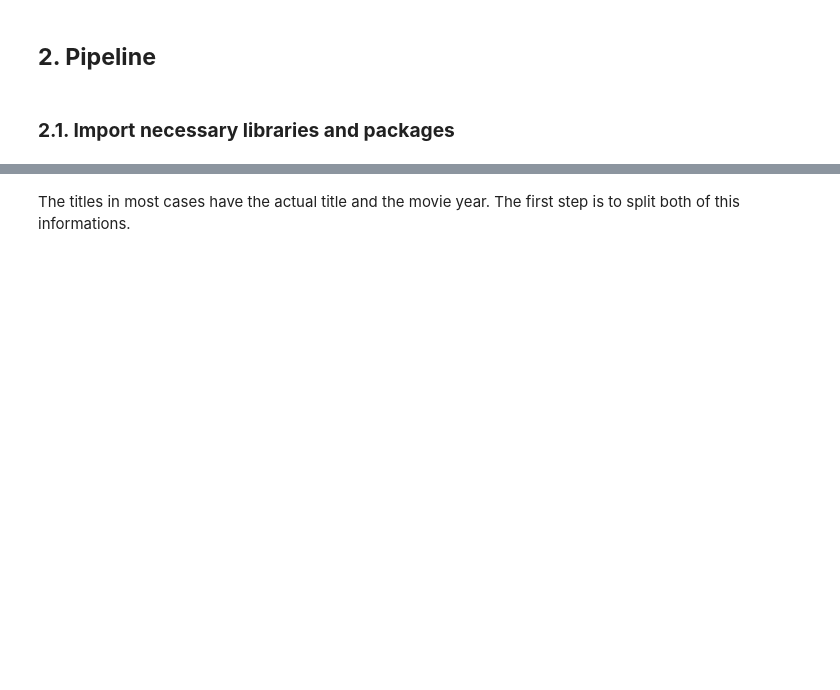
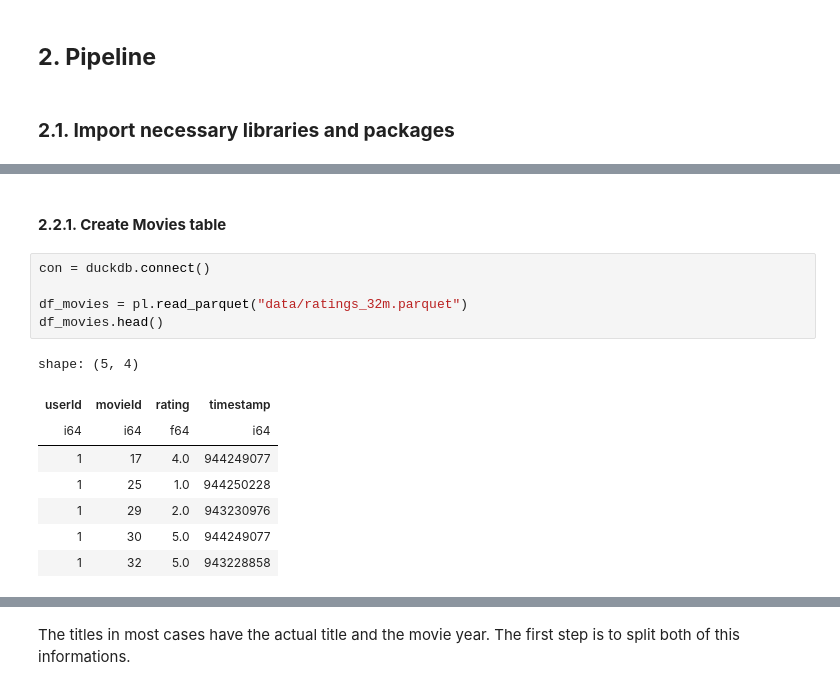
Before and after one commit to ritamaravilhamarques/BDF25_7, a Jupyter notebook: BDF25_7_data/big_data/ml-32m/Notebook.ipynb, the cells around one changed output, grey strips where cells are left out. Saved outputs shown, nothing was run; the diff lists cells and outputs as text; blank space fills up the shorter version.

```diff
--- a/BDF25_7_data/big_data/ml-32m/Notebook.ipynb
+++ b/BDF25_7_data/big_data/ml-32m/Notebook.ipynb
@@ -37,0 +102,16 @@ Parquet exists: True
+# %% [markdown]
+#### **2.2.1. Create Movies table**
+# %%
+con = duckdb.connect()
+
+df_movies = pl.read_parquet("data/ratings_32m.parquet")
+df_movies.head()
+# %% [output]
+shape: (5, 4)
+| userId | movieId | rating | timestamp |
+| i64 | i64 | f64 | i64 |
+| 1 | 17 | 4.0 | 944249077 |
+| 1 | 25 | 1.0 | 944250228 |
+| 1 | 29 | 2.0 | 943230976 |
+| 1 | 30 | 5.0 | 944249077 |
+| 1 | 32 | 5.0 | 943228858 |
```
Also changed, not shown: parts of 60 cells of this notebook.
